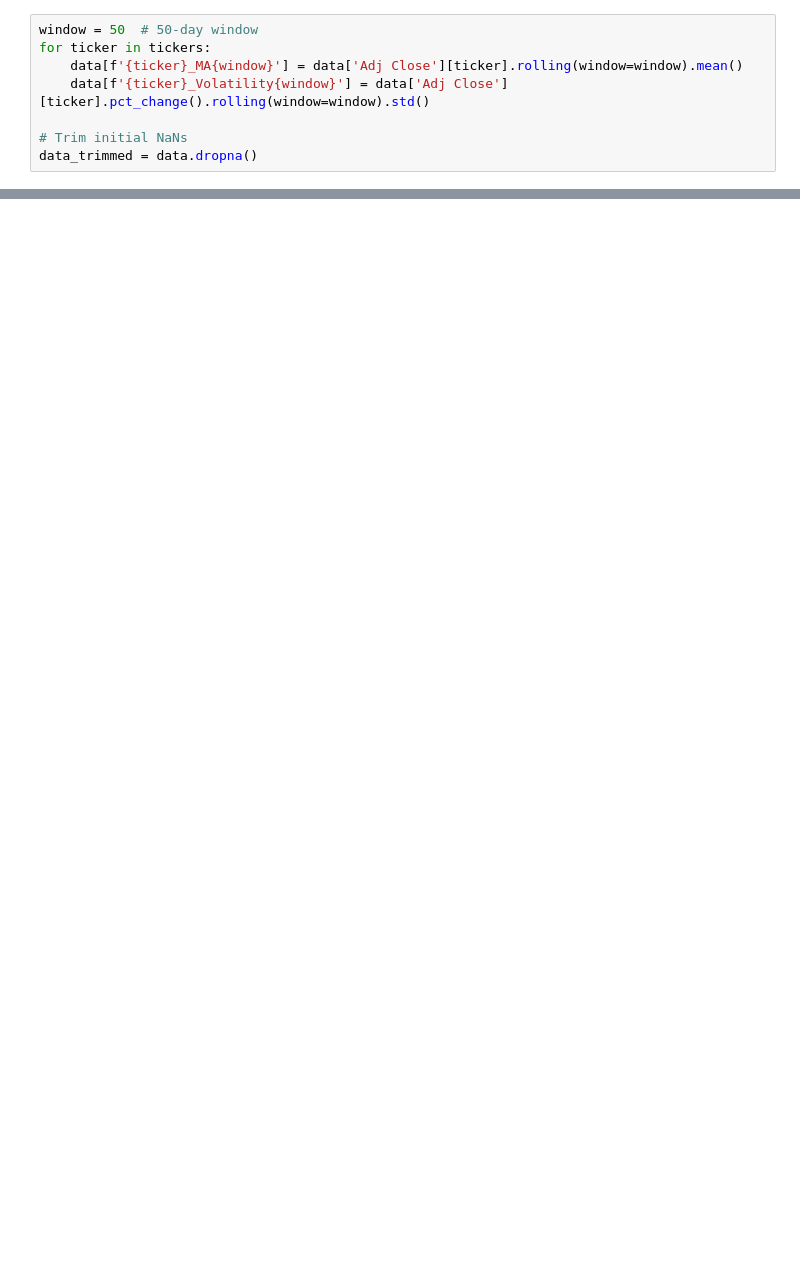
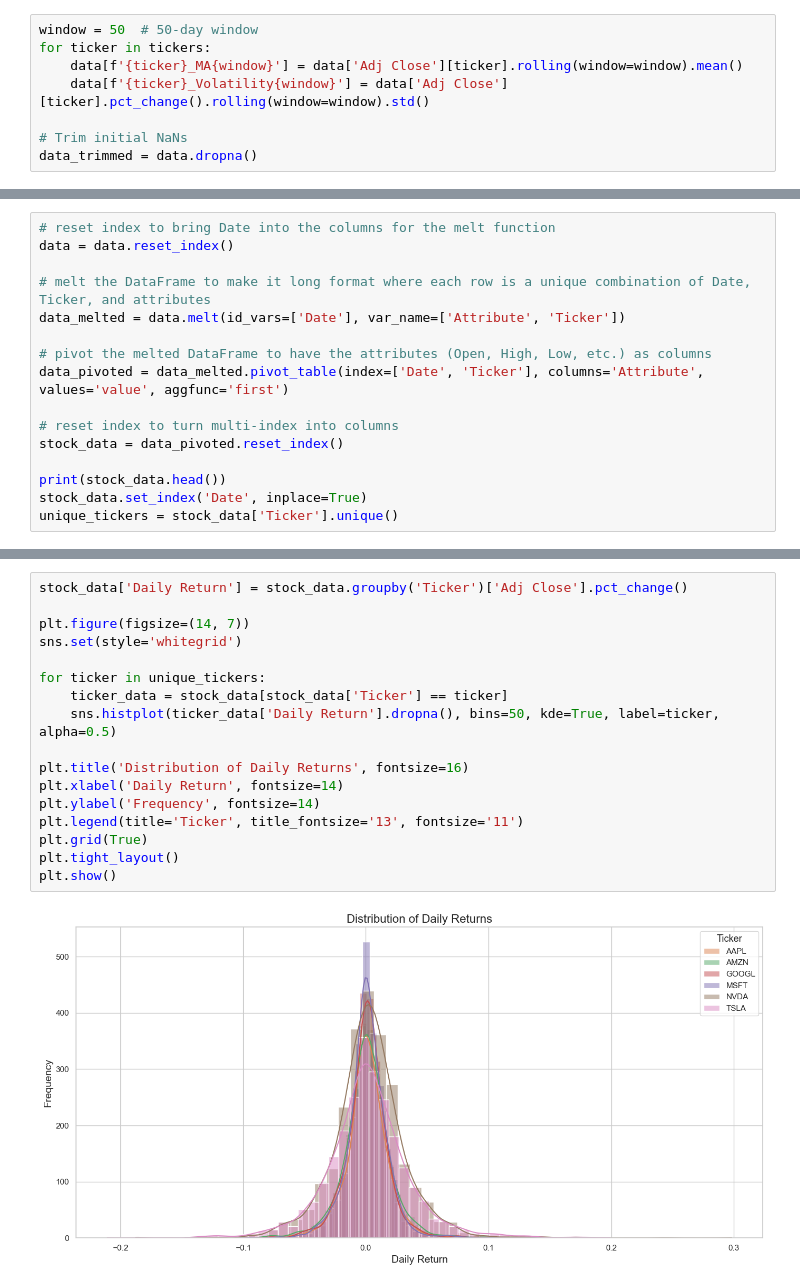
Before and after one commit to Rshukla17/Quant-Projects, a Jupyter notebook: Blue Chip stock trend analysis.ipynb, the cells around one changed output, grey strips where cells are left out. Cells and saved outputs as stored; diff of their text form; blank space fills up the shorter version.

```diff
--- a/Blue Chip stock trend analysis.ipynb
+++ b/Blue Chip stock trend analysis.ipynb
@@ -191,0 +192,16 @@ plt.show()
+# %%
+# reset index to bring Date into the columns for the melt function
+data = data.reset_index()
+
+# melt the DataFrame to make it long format where each row is a unique combination of Date, Ticker, and attributes
+data_melted = data.melt(id_vars=['Date'], var_name=['Attribute', 'Ticker'])
+
+# pivot the melted DataFrame to have the attributes (Open, High, Low, etc.) as columns
+data_pivoted = data_melted.pivot_table(index=['Date', 'Ticker'], columns='Attribute', values='value', aggfunc='first')
+
+# reset index to turn multi-index into columns
+stock_data = data_pivoted.reset_index()
+
+print(stock_data.head())
+stock_data.set_index('Date', inplace=True)
+unique_tickers = stock_data['Ticker'].unique()
@@ -191,0 +226,19 @@ plt.show()
+# %%
+stock_data['Daily Return'] = stock_data.groupby('Ticker')['Adj Close'].pct_change()
+
+plt.figure(figsize=(14, 7))
+sns.set(style='whitegrid')
+
+for ticker in unique_tickers:
+    ticker_data = stock_data[stock_data['Ticker'] == ticker]
+    sns.histplot(ticker_data['Daily Return'].dropna(), bins=50, kde=True, label=ticker, alpha=0.5)
+
+plt.title('Distribution of Daily Returns', fontsize=16)
+plt.xlabel('Daily Return', fontsize=14)
+plt.ylabel('Frequency', fontsize=14)
+plt.legend(title='Ticker', title_fontsize='13', fontsize='11')
+plt.grid(True)
+plt.tight_layout()
+plt.show()
+# %% [output]
+[figure, added]
```
Also changed, not shown: parts of 10 cells of this notebook.
